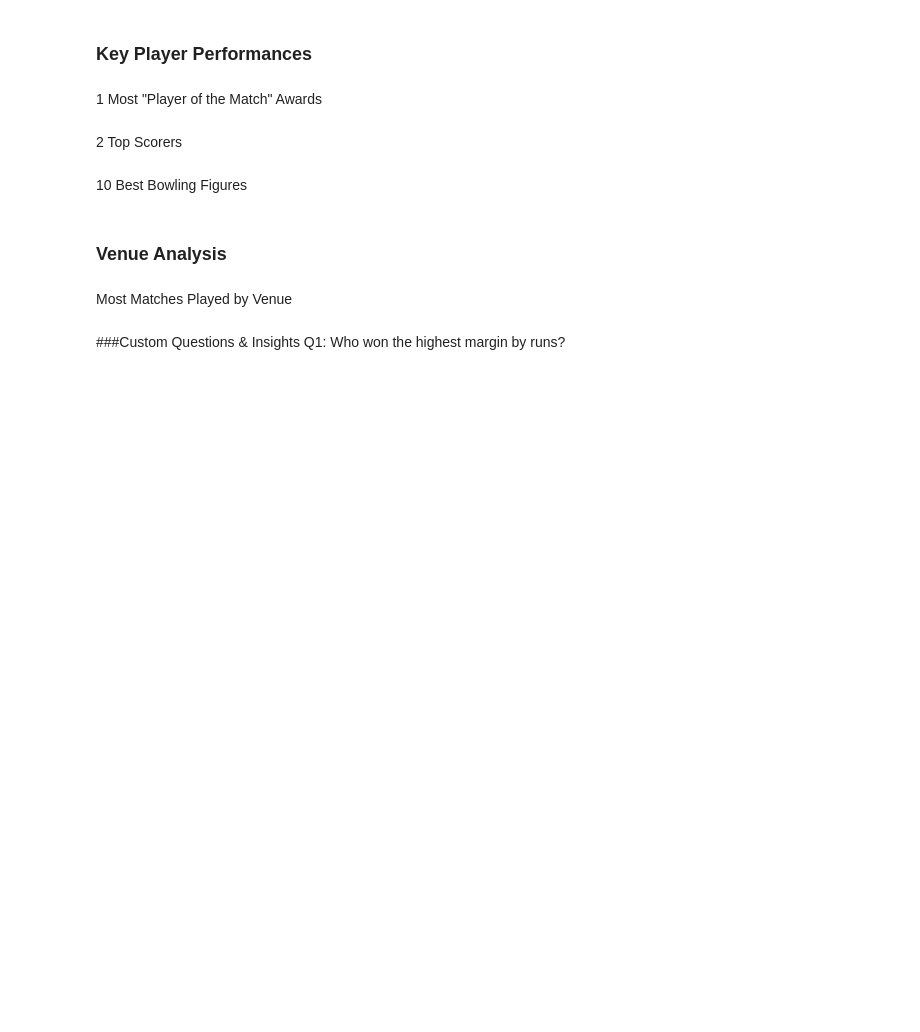
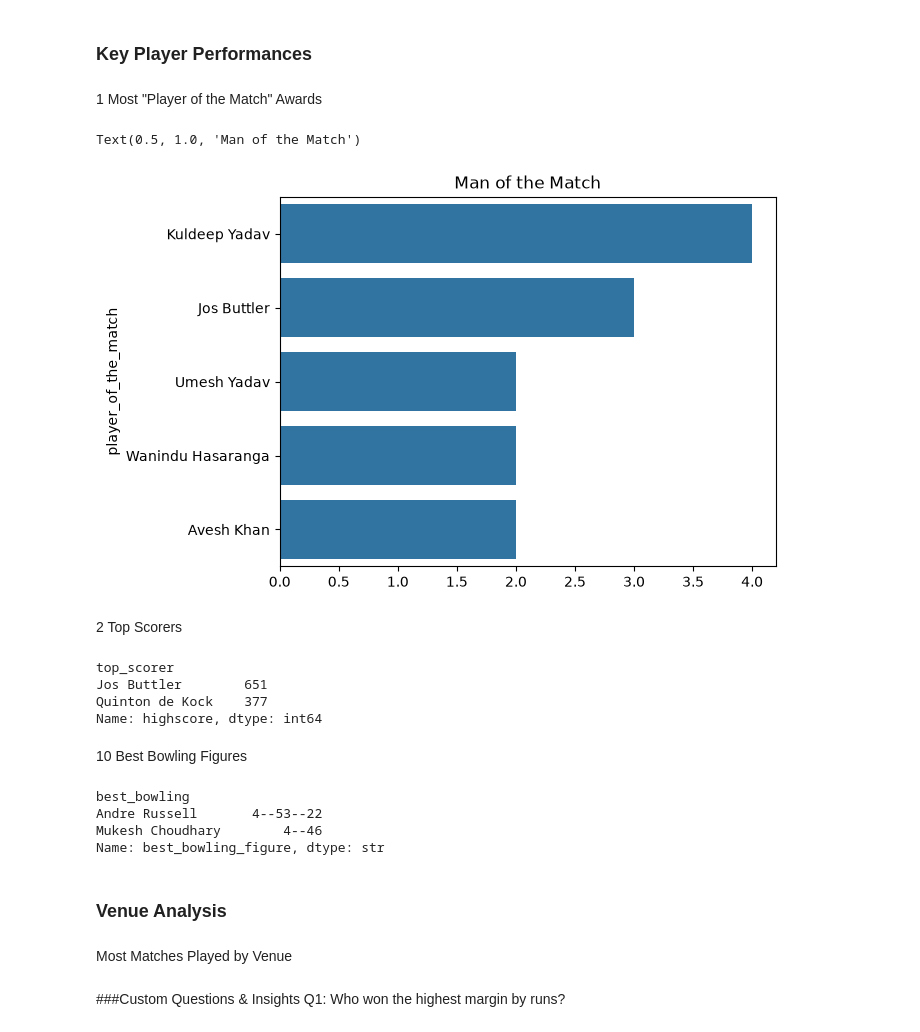
Before and after one commit to PriyankaMandal05/LIBRARIES, a Jupyter notebook: IPL_Capstone_Project.ipynb, the cells around one changed output. Cells and saved outputs as stored; diff of their text form; code cells hidden in the pictures; blank space fills up the shorter version.

```diff
--- a/IPL_Capstone_Project.ipynb
+++ b/IPL_Capstone_Project.ipynb
@@ -175,10 +193,34 @@ Text(0.5, 1.0, 'Toss decision IPL')
 ###  Key Player Performances
 # %% [markdown]
 1 Most "Player of the Match" Awards
+# %%
+award = df["player_of_the_match"].value_counts().head()
+# %%
+sb.barplot(y = award.index , x = award.values)
+plt.title("Man of the Match")
+# %% [output]
+Text(0.5, 1.0, 'Man of the Match')
+[figure, added]
 # %% [markdown]
 2 Top Scorers
+# %%
+high = df.groupby('top_scorer')['highscore'].sum().sort_values(ascending=False).head(2)
+high
+# %% [output]
+top_scorer
+Jos Buttler        651
+Quinton de Kock    377
+Name: highscore, dtype: int64
 # %% [markdown]
 10 Best Bowling Figures
+# %%
+bowling_fig = df.groupby('best_bowling')['best_bowling_figure'].sum().sort_values(ascending=False).head(2)
+bowling_fig
+# %% [output]
+best_bowling
+Andre Russell       4--53--22
+Mukesh Choudhary        4--46
+Name: best_bowling_figure, dtype: str
 # %% [markdown]
 ###  Venue Analysis
 # %% [markdown]
```
Also changed, not shown: parts of 5 cells of this notebook.
